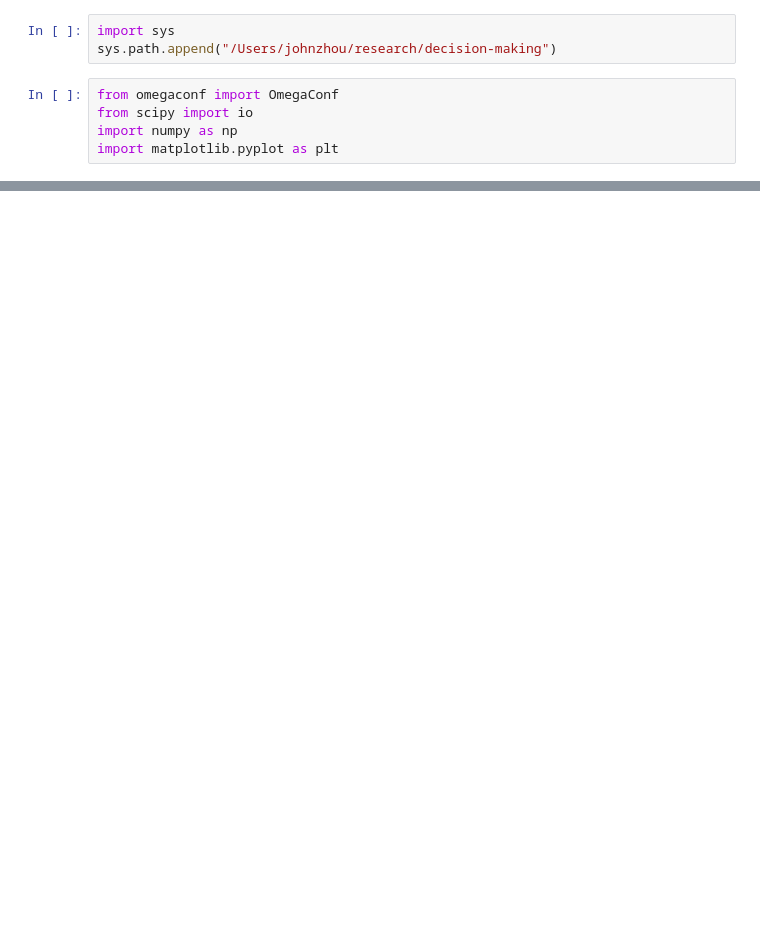
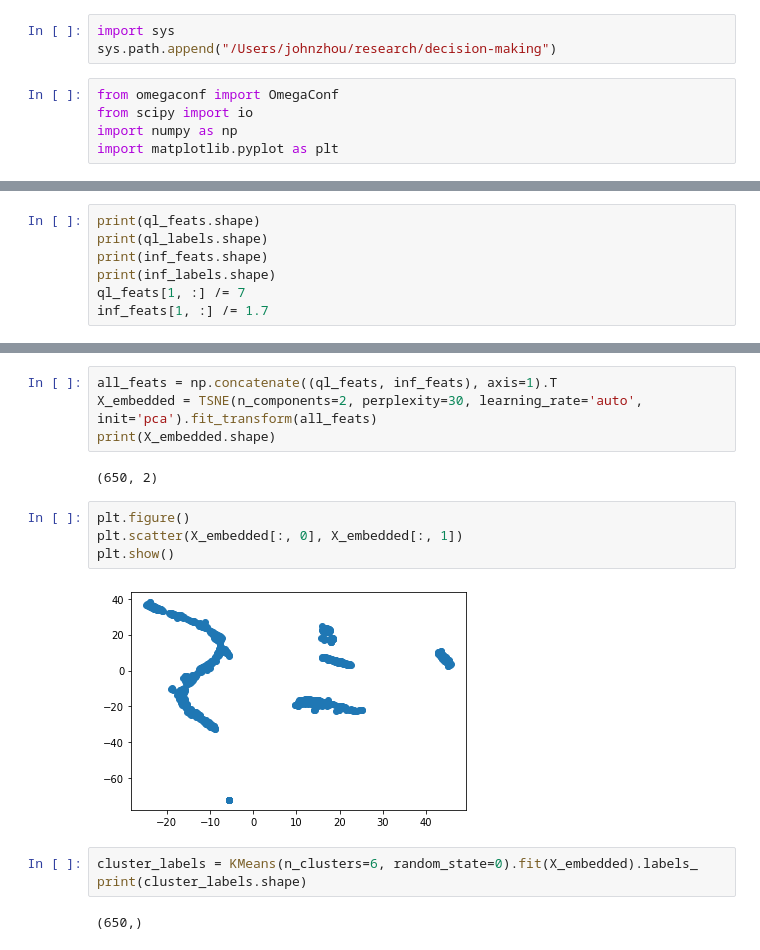
Before and after one commit to johnlyzhou/decision-making, a Jupyter notebook: notebooks/jlz-dev-1.0.ipynb, the cells around one changed output, grey strips where cells are left out. Cells and saved outputs as stored; diff of their text form; blank space fills up the shorter version.

```diff
--- a/notebooks/jlz-dev-1.0.ipynb
+++ b/notebooks/jlz-dev-1.0.ipynb
@@ -36,0 +14,7 @@ print(taskdata.right_stims[0])
+# %%
+print(ql_feats.shape)
+print(ql_labels.shape)
+print(inf_feats.shape)
+print(inf_labels.shape)
+ql_feats[1, :] /= 7
+inf_feats[1, :] /= 1.7
@@ -36,0 +41,17 @@ print(taskdata.right_stims[0])
+# %%
+all_feats = np.concatenate((ql_feats, inf_feats), axis=1).T
+X_embedded = TSNE(n_components=2, perplexity=30, learning_rate='auto', init='pca').fit_transform(all_feats)
+print(X_embedded.shape)
+# %% [output]
+(650, 2)
+# %%
+plt.figure()
+plt.scatter(X_embedded[:, 0], X_embedded[:, 1])
+plt.show()
+# %% [output]
+[figure, added]
+# %%
+cluster_labels = KMeans(n_clusters=6, random_state=0).fit(X_embedded).labels_
+print(cluster_labels.shape)
+# %% [output]
+(650,)
```
Also changed, not shown: parts of 19 cells of this notebook.
